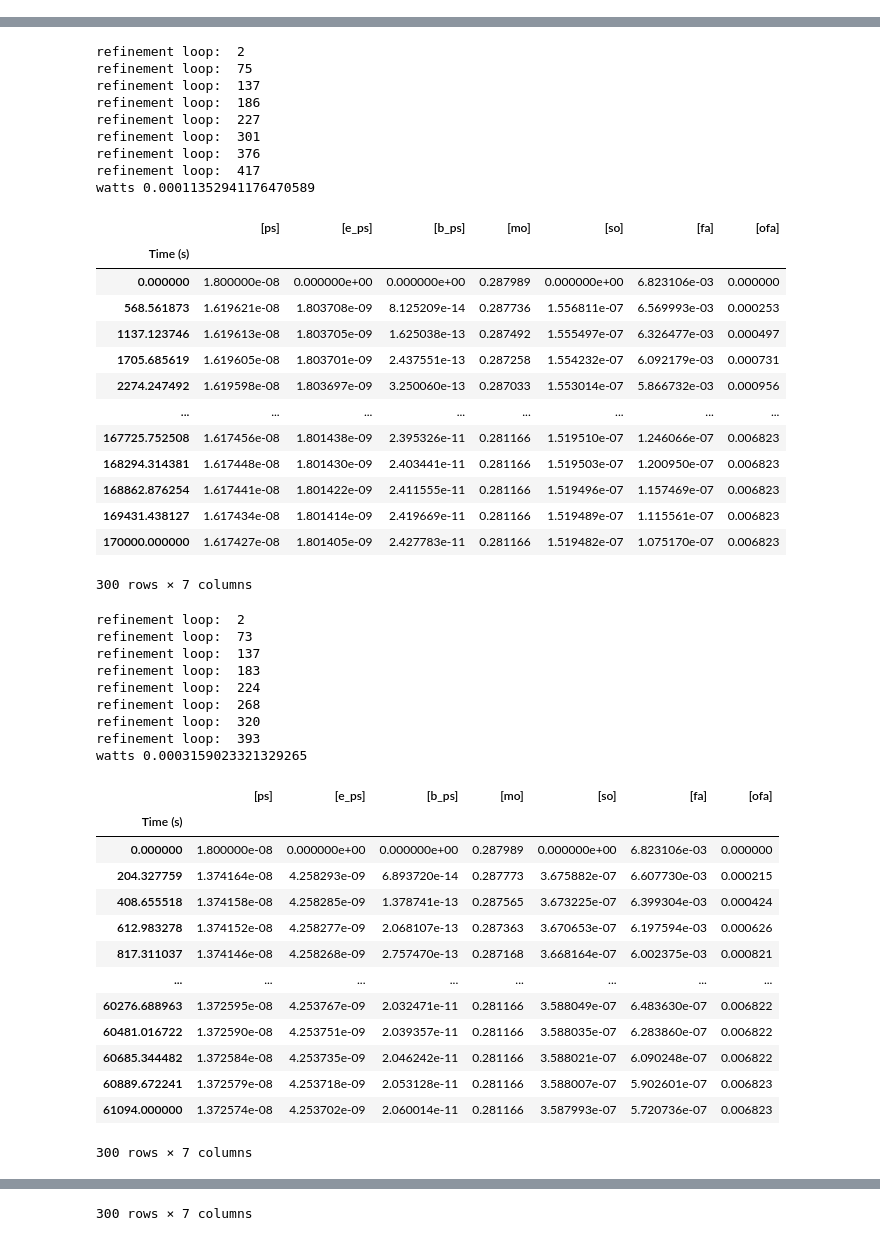
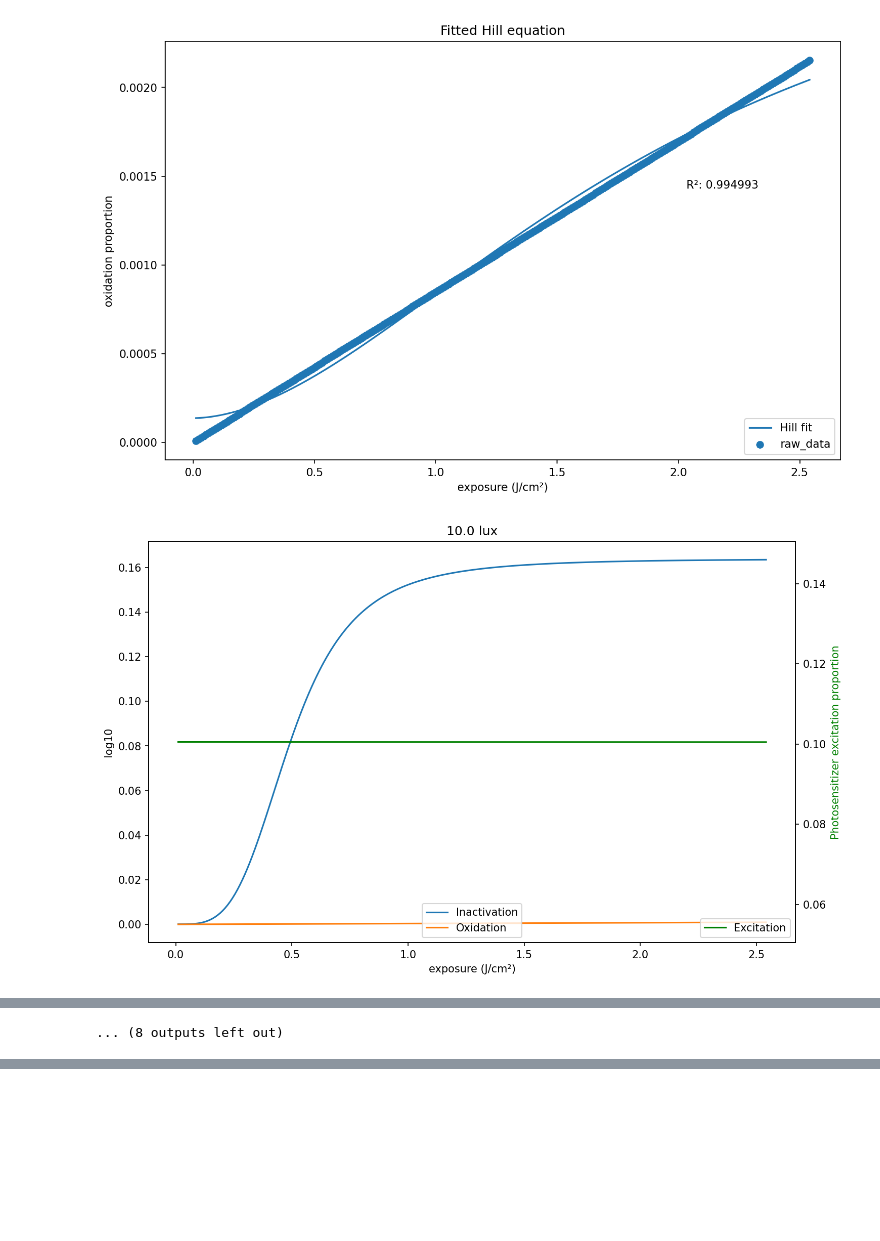
Before and after one commit to freiburgermsu/PDIpy, a Jupyter notebook: examples/sensitivity_analyses/light_intensity/variable_light.ipynb, the cells around one changed output, grey strips where cells are left out. Cells and saved outputs as stored; diff of their text form; code cells hidden in the pictures; blank space fills up the shorter version.

```diff
--- a/examples/sensitivity_analyses/light_intensity/variable_light.ipynb
+++ b/examples/sensitivity_analyses/light_intensity/variable_light.ipynb
@@ -1,32 +1,34 @@
 # %%
 %run ../../../pdipy/pdi.py
 from numpy import logspace
 import pandas
 
 pandas.set_option('max_rows', 10)
 
-pdi = PDI()
+pdi = PDI(printing = False)
 
 lux_intensities = logspace(1, 5, num = 10)
 for lux in lux_intensities:
     name = f'{lux} lux'
     pdi.define_conditions(
         'S_aureus',
         bacterial_cfu_ml = 1e5,
         photosensitizer = 'A3B_4Zn',
         photosensitizer_molar = 18e-9,
         light_source = 'LED',
         measurement = {'lux':lux}
     )
     pdi.simulate(
         name,
         figure_title = name,
 #         exposure_axis = True,
         display_fa_oxidation = True,
         display_ps_excitation = True,
         export_contents = False,
         exposure_axis = True
     )
-    print('watts', pdi.parameters['watts'])
-    display(pdi.raw_data)
+#     print('watts', pdi.parameters['watts'])
+#     display(pdi.raw_data)
 # %% [output]
+[figure, added]
+[figure, added]
@@ -33,46 +45 @@ for lux in lux_intensities:
-refinement loop:  2
-refinement loop:  75
-refinement loop:  137
-refinement loop:  186
-refinement loop:  227
-refinement loop:  301
-refinement loop:  376
-refinement loop:  417
-watts 0.00011352941176470589
+... (8 outputs left out)
-|  | [ps] | [e_ps] | [b_ps] | [mo] | [so] | [fa] | [ofa] |
-| Time (s) |  |  |  |  |  |  |  |
-| 0.000000 | 1.800000e-08 | 0.000000e+00 | 0.000000e+00 | 0.287989 | 0.000000e+00 | 6.823106e-03 | 0.000000 |
-| 568.561873 | 1.619621e-08 | 1.803708e-09 | 8.125209e-14 | 0.287736 | 1.556811e-07 | 6.569993e-03 | 0.000253 |
-| 1137.123746 | 1.619613e-08 | 1.803705e-09 | 1.625038e-13 | 0.287492 | 1.555497e-07 | 6.326477e-03 | 0.000497 |
-| 1705.685619 | 1.619605e-08 | 1.803701e-09 | 2.437551e-13 | 0.287258 | 1.554232e-07 | 6.092179e-03 | 0.000731 |
-| 2274.247492 | 1.619598e-08 | 1.803697e-09 | 3.250060e-13 | 0.287033 | 1.553014e-07 | 5.866732e-03 | 0.000956 |
-| ... | ... | ... | ... | ... | ... | ... | ... |
-| 167725.752508 | 1.617456e-08 | 1.801438e-09 | 2.395326e-11 | 0.281166 | 1.519510e-07 | 1.246066e-07 | 0.006823 |
-| 168294.314381 | 1.617448e-08 | 1.801430e-09 | 2.403441e-11 | 0.281166 | 1.519503e-07 | 1.200950e-07 | 0.006823 |
-| 168862.876254 | 1.617441e-08 | 1.801422e-09 | 2.411555e-11 | 0.281166 | 1.519496e-07 | 1.157469e-07 | 0.006823 |
-| 169431.438127 | 1.617434e-08 | 1.801414e-09 | 2.419669e-11 | 0.281166 | 1.519489e-07 | 1.115561e-07 | 0.006823 |
-| 170000.000000 | 1.617427e-08 | 1.801405e-09 | 2.427783e-11 | 0.281166 | 1.519482e-07 | 1.075170e-07 | 0.006823 |
-300 rows × 7 columns
-refinement loop:  2
-refinement loop:  73
-refinement loop:  137
-refinement loop:  183
-refinement loop:  224
-refinement loop:  268
-refinement loop:  320
-refinement loop:  393
-watts 0.0003159023321329265
-|  | [ps] | [e_ps] | [b_ps] | [mo] | [so] | [fa] | [ofa] |
-| Time (s) |  |  |  |  |  |  |  |
-| 0.000000 | 1.800000e-08 | 0.000000e+00 | 0.000000e+00 | 0.287989 | 0.000000e+00 | 6.823106e-03 | 0.000000 |
-| 204.327759 | 1.374164e-08 | 4.258293e-09 | 6.893720e-14 | 0.287773 | 3.675882e-07 | 6.607730e-03 | 0.000215 |
-| 408.655518 | 1.374158e-08 | 4.258285e-09 | 1.378741e-13 | 0.287565 | 3.673225e-07 | 6.399304e-03 | 0.000424 |
-| 612.983278 | 1.374152e-08 | 4.258277e-09 | 2.068107e-13 | 0.287363 | 3.670653e-07 | 6.197594e-03 | 0.000626 |
-| 817.311037 | 1.374146e-08 | 4.258268e-09 | 2.757470e-13 | 0.287168 | 3.668164e-07 | 6.002375e-03 | 0.000821 |
-| ... | ... | ... | ... | ... | ... | ... | ... |
-| 60276.688963 | 1.372595e-08 | 4.253767e-09 | 2.032471e-11 | 0.281166 | 3.588049e-07 | 6.483630e-07 | 0.006822 |
-| 60481.016722 | 1.372590e-08 | 4.253751e-09 | 2.039357e-11 | 0.281166 | 3.588035e-07 | 6.283860e-07 | 0.006822 |
-| 60685.344482 | 1.372584e-08 | 4.253735e-09 | 2.046242e-11 | 0.281166 | 3.588021e-07 | 6.090248e-07 | 0.006822 |
-| 60889.672241 | 1.372579e-08 | 4.253718e-09 | 2.053128e-11 | 0.281166 | 3.588007e-07 | 5.902601e-07 | 0.006823 |
-| 61094.000000 | 1.372574e-08 | 4.253702e-09 | 2.060014e-11 | 0.281166 | 3.587993e-07 | 5.720736e-07 | 0.006823 |
-300 rows × 7 columns
@@ -101 +45,0 @@ watts 0.0008790170044556323
-300 rows × 7 columns
```
Also changed, not shown: parts of 1 cell of this notebook, 32 other files.
